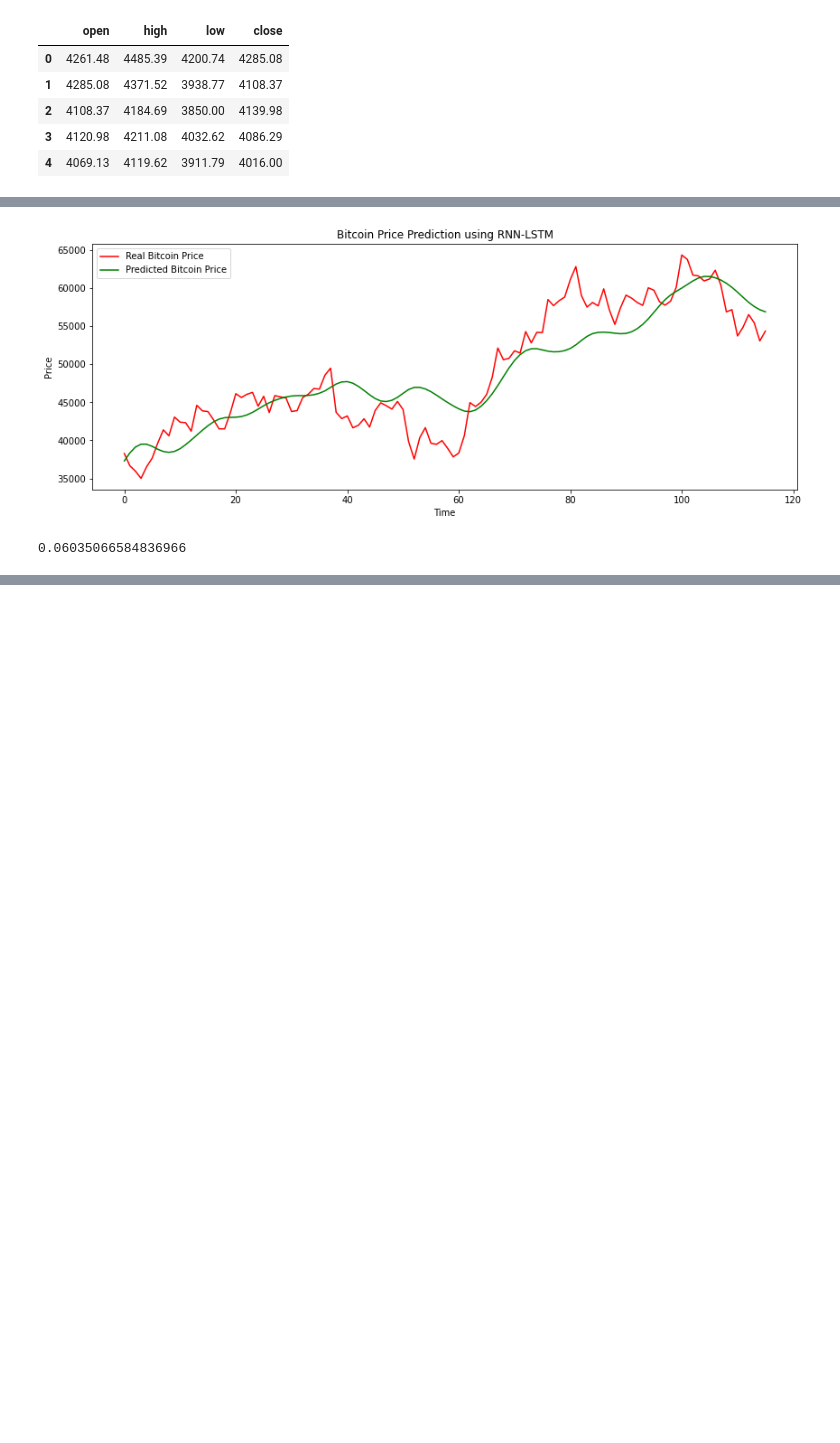
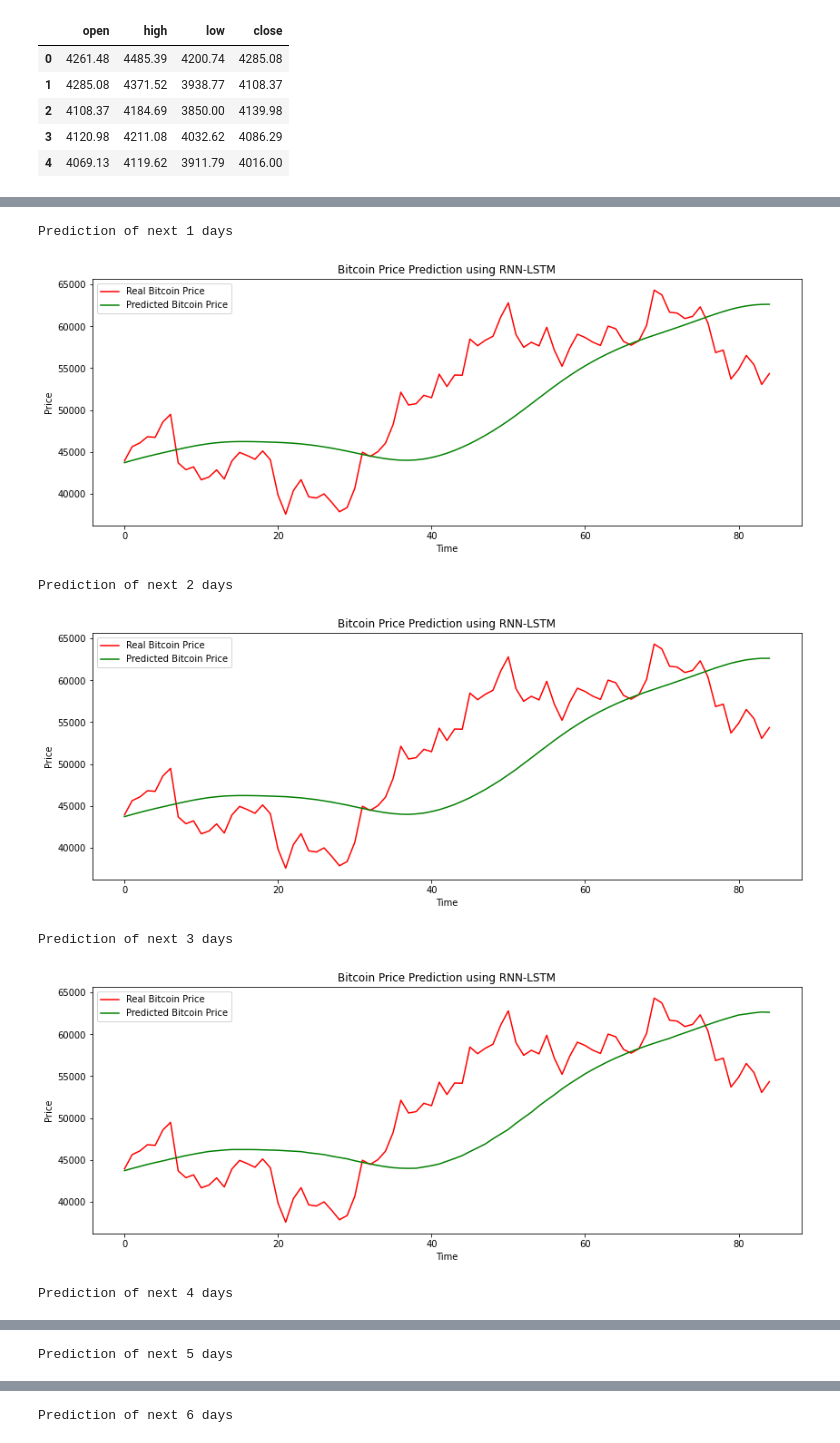
Before and after one commit to kamyararshi/CryptoForecasting_TimeSeries, a Jupyter notebook: Bivariate_Lstm.ipynb, the cells around one changed output, grey strips where cells are left out. Drawn from its saved outputs; the diff is of its cells as text; code cells hidden in the pictures; blank space fills up the shorter version.

Commit message:
Lstm 0.06

```diff
--- a/Bivariate_Lstm.ipynb
+++ b/Bivariate_Lstm.ipynb
@@ -196,3 +182,0 @@ scale = 1/scaler.scale_[0]
-# %%
-Y_test = Y_test*scale
-Y_pred = Y_pred*scale
@@ -219,12 +183 @@ array([[37310.21 ],
-# %%
-plt.figure(figsize=(14,5))
-plt.plot(Y_test, color = 'red', label = 'Real Bitcoin Price')
-plt.plot(Y_pred, color = 'green', label = 'Predicted Bitcoin Price')
-plt.title('Bitcoin Price Prediction using RNN-LSTM')
-plt.xlabel('Time')
-plt.ylabel('Price')
-plt.legend()
-plt.show()
-# %% [output]
-[figure, removed]
 # %%
@@ -232,4 +185,42 @@ from sklearn.metrics import mean_absolute_error,mean_squared_error,mean_absolute
-# %%
-mean_absolute_percentage_error(Y_pred,Y_test)
-# %% [output]
-0.06035066584836966
+# %%
+error=[]
+for days in range(1,20): #prediction for 1 day to 19 days
+  X_test2=np.zeros((85,60,4))
+  for i in range(0,85,days): #days is prediction of how many days you want
+    X_test2[i,:,:]=X_test[i,:,:].copy() #first true
+
+  compare_array=np.zeros((60,4))
+  for i in range(0,85):
+    if np.array_equal(X_test2[i,:,:],compare_array) is True:
+      a=X_test2[i-1,:,:].reshape(1,60,4)
+      temp=model.predict(a)
+      b=np.concatenate((X_test2[i-1,1:,:], temp))
+      X_test2[i,:,:]=b
+
+  Y_pred = model.predict(X_test2)
+
+  Y_pred[:,0] = Y_pred[:,0]*scale0
+  Y_pred[:,1] = Y_pred[:,1]*scale1
+  Y_pred[:,2] = Y_pred[:,2]*scale2
+  Y_pred[:,3] = Y_pred[:,3]*scale3
+
+  print("Prediction of next",days, "days")
+
+  plt.figure(figsize=(14,5))
+  plt.plot(Y_test, color = 'red', label = 'Real Bitcoin Price')
+  plt.plot(Y_pred[:,3], color = 'green', label = 'Predicted Bitcoin Price')
+  plt.title('Bitcoin Price Prediction using RNN-LSTM')
+  plt.xlabel('Time')
+  plt.ylabel('Price')
+  plt.legend()
+  plt.show()
+
+  error.append(mean_absolute_percentage_error(Y_pred[:,3],Y_test))
+# %% [output]
+Prediction of next 1 days
+[figure, added]
+Prediction of next 2 days
+[figure, added]
+Prediction of next 3 days
+[figure, added]
+Prediction of next 4 days
@@ -235,0 +228 @@ mean_absolute_percentage_error(Y_pred,Y_test)
+Prediction of next 5 days
@@ -235,0 +230 @@ mean_absolute_percentage_error(Y_pred,Y_test)
+Prediction of next 6 days
```
Also changed, not shown: parts of 27 cells of this notebook.
